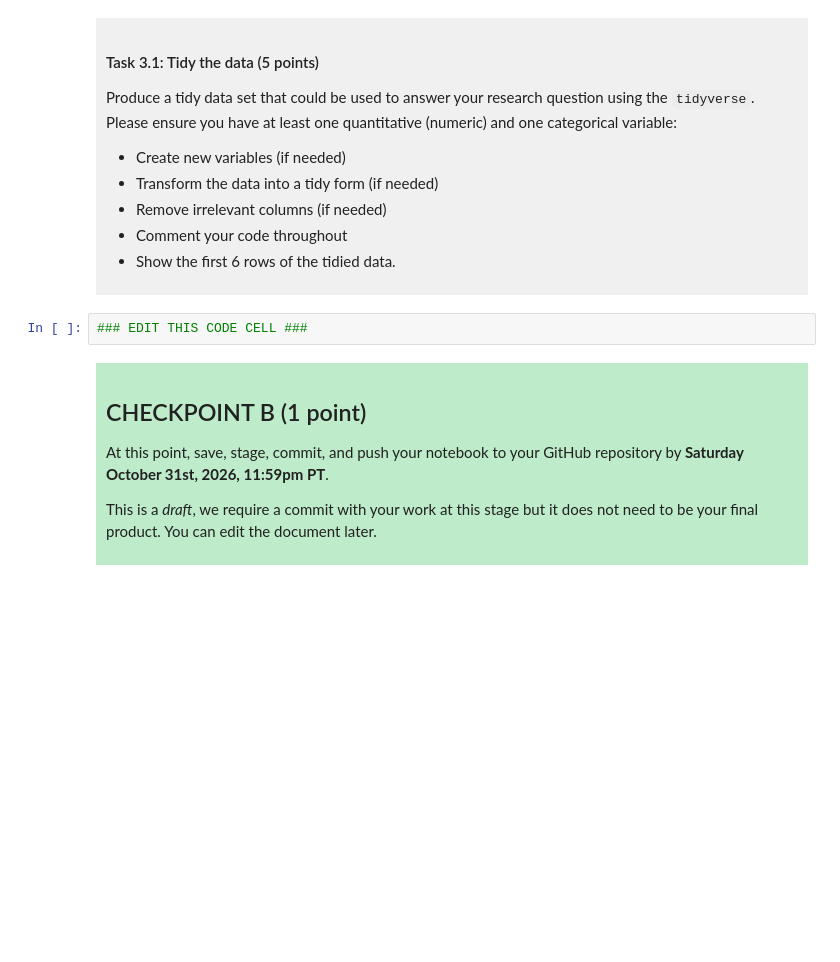
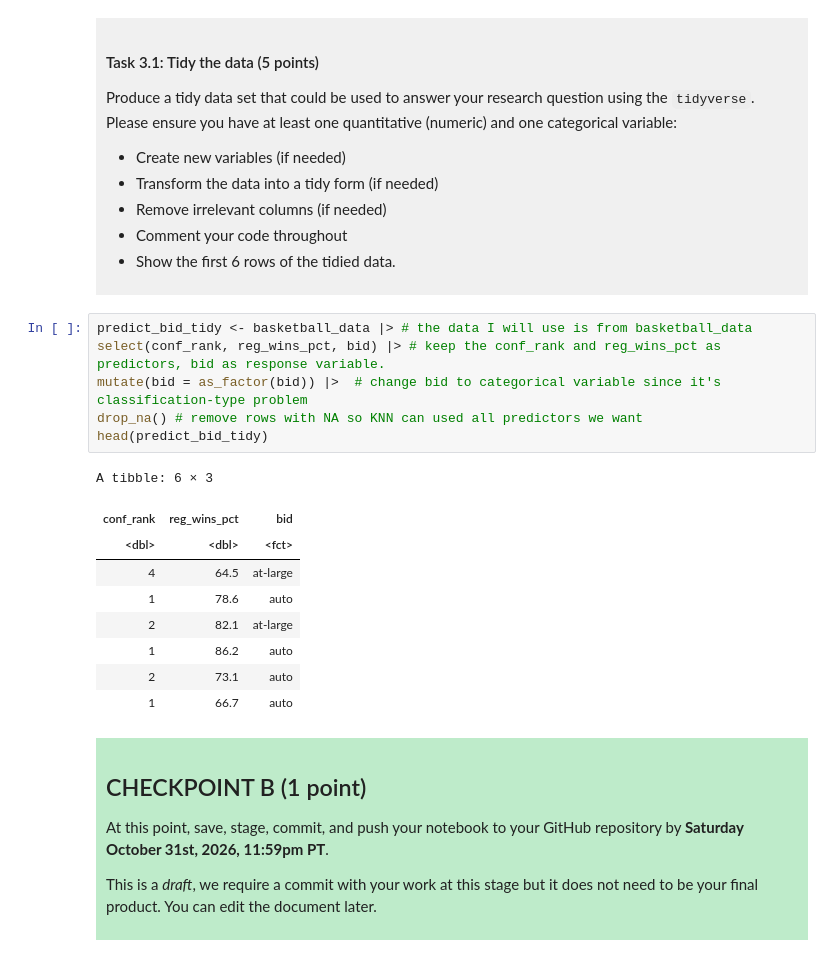
Before and after one commit to anniesheng605/dsci-100-project-annie-sheng, a Jupyter notebook: dsci-100-project-notebook.ipynb, the cells around one changed output. Saved outputs shown, nothing was run; the diff lists cells and outputs as text; blank space fills up the shorter version.

```diff
--- a/dsci-100-project-notebook.ipynb
+++ b/dsci-100-project-notebook.ipynb
@@ -189,7 +218,21 @@ Produce a tidy data set that could be used to answer your research question usin
 
 </div>
 # %%
-### EDIT THIS CODE CELL ###
+predict_bid_tidy <- basketball_data |> # the data I will use is from basketball_data
+select(conf_rank, reg_wins_pct, bid) |> # keep the conf_rank and reg_wins_pct as predictors, bid as response variable.
+mutate(bid = as_factor(bid)) |>  # change bid to categorical variable since it's classification-type problem
+drop_na() # remove rows with NA so KNN can used all predictors we want
+head(predict_bid_tidy)
+# %% [output]
+A tibble: 6 × 3
+| conf_rank | reg_wins_pct | bid |
+| <dbl> | <dbl> | <fct> |
+| 4 | 64.5 | at-large |
+| 1 | 78.6 | auto |
+| 2 | 82.1 | at-large |
+| 1 | 86.2 | auto |
+| 2 | 73.1 | auto |
+| 1 | 66.7 | auto |
 # %% [markdown]
 <div style="background-color: #beebca; padding: 10px;">
 
```
Also changed, not shown: parts of 3 cells of this notebook.
